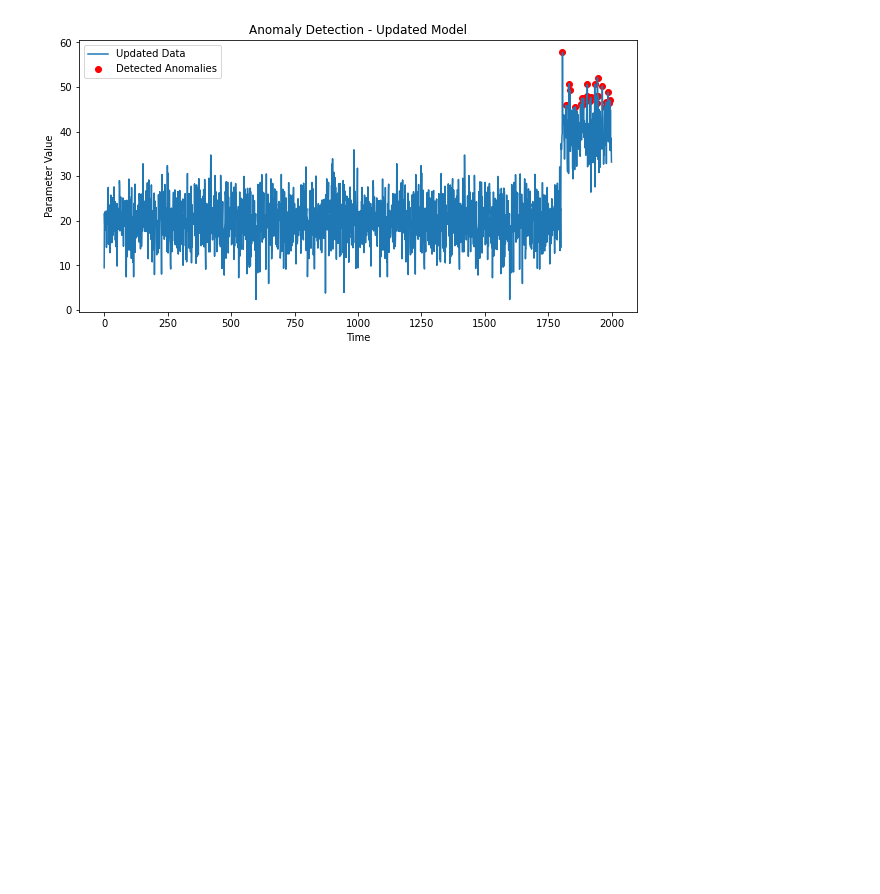
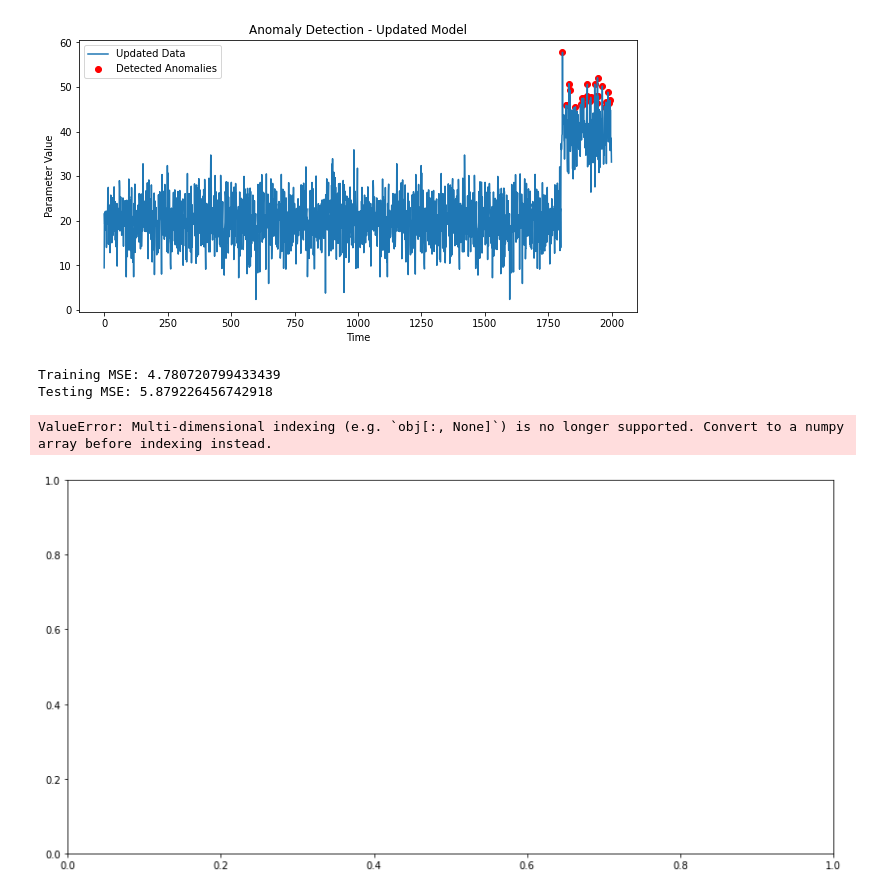
Before and after one commit to hayatu4islam/Adaptive_Fault_Detection, a Jupyter notebook: testing.ipynb, the cells around one changed output. Drawn from its saved outputs; the diff is of its cells as text; code cells hidden in the pictures; blank space fills up the shorter version.

```diff
--- a/testing.ipynb
+++ b/testing.ipynb
@@ -92,3 +92,63 @@ plt.show()
 # %% [output]
 [figure]
 [figure]
+# %%
+import pandas as pd
+import numpy as np
+from sklearn.model_selection import train_test_split
+from sklearn.linear_model import LinearRegression
+from sklearn.metrics import mean_squared_error
+import matplotlib.pyplot as plt
+
+# Generate synthetic time series data
+np.random.seed(0)
+time = np.arange(100)
+data = 0.5 * time + np.sin(time) + np.random.normal(scale=2, size=time.shape)
+df = pd.DataFrame({'time': time, 'value': data})
+
+# Create lag features
+def create_lag_features(df, lags):
+    for lag in lags:
+        df[f'lag_{lag}'] = df['value'].shift(lag)
+    return df.dropna()
+
+lags = [1, 2, 3]
+df_lagged = create_lag_features(df, lags)
+
+# Define features and target variable
+X = df_lagged[[f'lag_{lag}' for lag in lags]]
+y = df_lagged['value']
+
+# Split the data into training and testing sets
+X_train, X_test, y_train, y_test = train_test_split(X, y, test_size=0.2, shuffle=False)
+
+# Train the linear regression model
+model = LinearRegression()
+model.fit(X_train, y_train)
+
+# Make predictions
+y_pred_train = model.predict(X_train)
+y_pred_test = model.predict(X_test)
+
+# Evaluate the model
+mse_train = mean_squared_error(y_train, y_pred_train)
+mse_test = mean_squared_error(y_test, y_pred_test)
+
+print(f'Training MSE: {mse_train}')
+print(f'Testing MSE: {mse_test}')
+
+# Plot the results
+plt.figure(figsize=(14, 7))
+plt.plot(df['time'], df['value'], label='True Values')
+plt.plot(df_lagged['time'][len(lags):len(lags) + len(y_pred_train)], y_pred_train, label='Training Predictions')
+plt.plot(df_lagged['time'][len(lags) + len(y_pred_train):], y_pred_test, label='Testing Predictions')
+plt.legend()
+plt.xlabel('Time')
+plt.ylabel('Value')
+plt.title('Time Series Prediction using Linear Regression')
+plt.show()
+# %% [output]
+Training MSE: 4.780720799433439
+Testing MSE: 5.879226456742918
+ValueError: Multi-dimensional indexing (e.g. `obj[:, None]`) is no longer supported. Convert to a numpy array before indexing instead.
+[figure, added]
```
Also changed, not shown: 2 other files.
